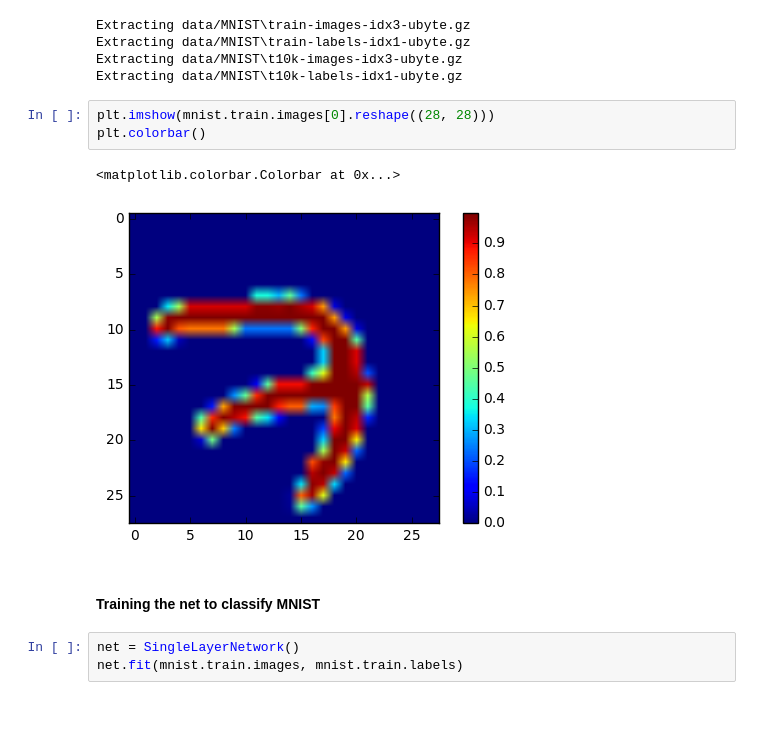
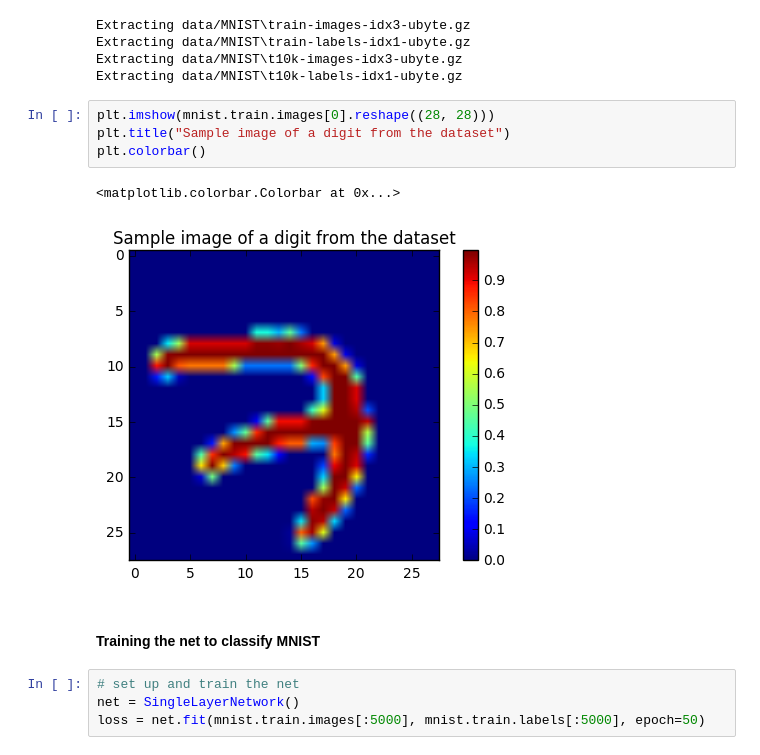
Before and after one commit to tsolakghukasyan/nn-course-at-rau-2018, a Jupyter notebook: hw2/Simple-Neural-Net-Implementaion-using-Numpy.ipynb, the cells around one changed output. Cells and saved outputs as stored; diff of their text form; blank space fills up the shorter version.

```diff
--- a/hw2/Simple-Neural-Net-Implementaion-using-Numpy.ipynb
+++ b/hw2/Simple-Neural-Net-Implementaion-using-Numpy.ipynb
@@ -81,12 +91,14 @@ Extracting data/MNIST\t10k-images-idx3-ubyte.gz
 Extracting data/MNIST\t10k-labels-idx1-ubyte.gz
 # %%
 plt.imshow(mnist.train.images[0].reshape((28, 28)))
+plt.title("Sample image of a digit from the dataset")
 plt.colorbar()
 # %% [output]
 <matplotlib.colorbar.Colorbar at 0x...>
-[figure, old version]
+[figure, new version]
 # %% [markdown]
 #### Training the net to classify MNIST
 # %%
+# set up and train the net
 net = SingleLayerNetwork()
-net.fit(mnist.train.images, mnist.train.labels)
+loss = net.fit(mnist.train.images[:5000], mnist.train.labels[:5000], epoch=50)
```
Also changed, not shown: parts of 3 cells of this notebook, 2 other files.
